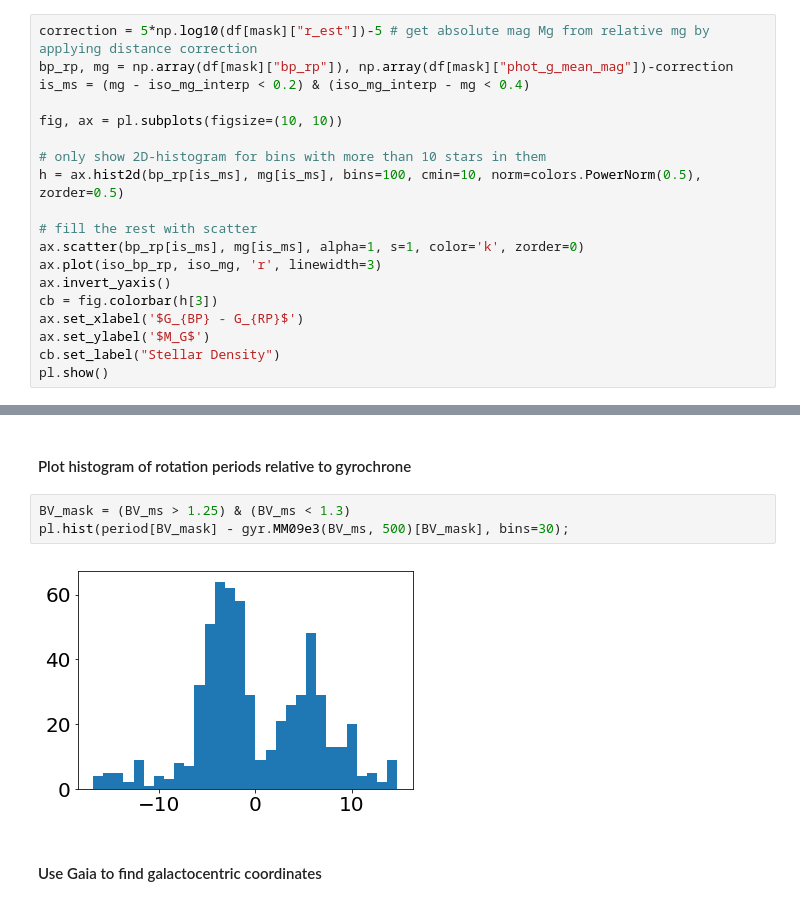
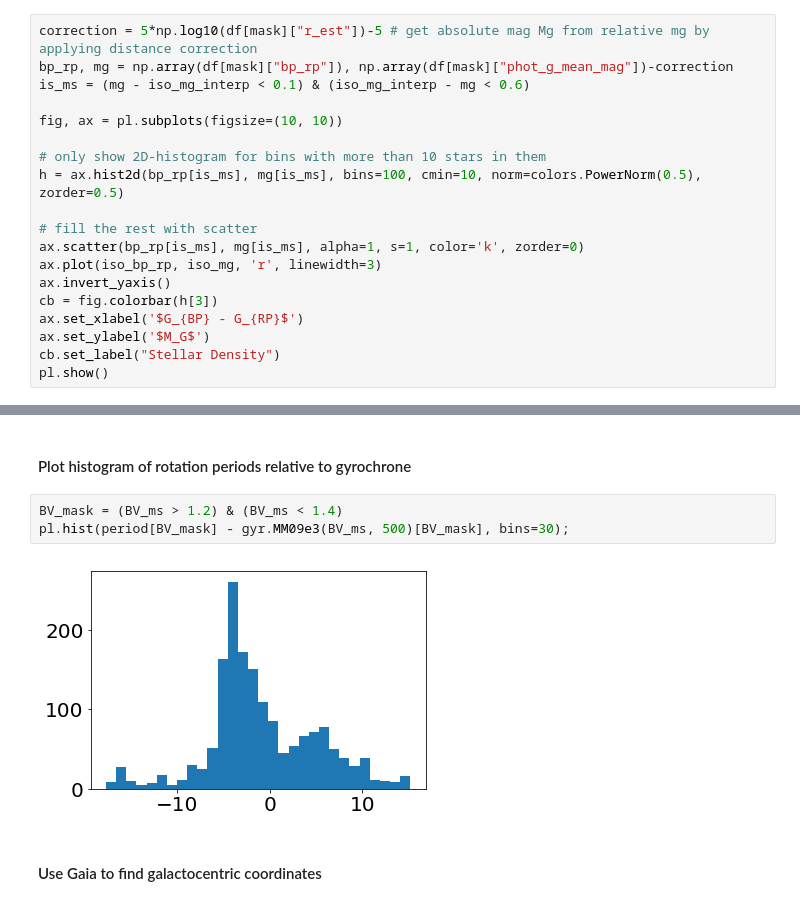
Before and after one commit to tagordon/k2rot, a Jupyter notebook: round/reduce.ipynb, the cells around one changed output, grey strips where cells are left out. Drawn from its saved outputs; the diff is of its cells as text.

```diff
--- a/round/reduce.ipynb
+++ b/round/reduce.ipynb
@@ -78,7 +78,7 @@ iso_mg_interp = interpolator(df[mask]['bp_rp'])
 # %%
 correction = 5*np.log10(df[mask]["r_est"])-5 # get absolute mag Mg from relative mg by applying distance correction
 bp_rp, mg = np.array(df[mask]["bp_rp"]), np.array(df[mask]["phot_g_mean_mag"])-correction
-is_ms = (mg - iso_mg_interp < 0.2) & (iso_mg_interp - mg < 0.4)
+is_ms = (mg - iso_mg_interp < 0.1) & (iso_mg_interp - mg < 0.6)
 
 fig, ax = pl.subplots(figsize=(10, 10))
 
@@ -138,10 +141,10 @@ pl.semilogy(BV_ms, gyr.MM09e3(BV_ms, 500), '.')
 # %% [markdown]
 #### Plot histogram of rotation periods relative to gyrochrone
 # %%
-BV_mask = (BV_ms > 1.25) & (BV_ms < 1.3)
+BV_mask = (BV_ms > 1.2) & (BV_ms < 1.4)
 pl.hist(period[BV_mask] - gyr.MM09e3(BV_ms, 500)[BV_mask], bins=30);
 # %% [output]
-[figure, old version]
+[figure, new version]
 # %% [markdown]
 #### Use Gaia to find galactocentric coordinates
 # %%
```
Also changed, not shown: parts of 10 cells of this notebook, 4 other files.
